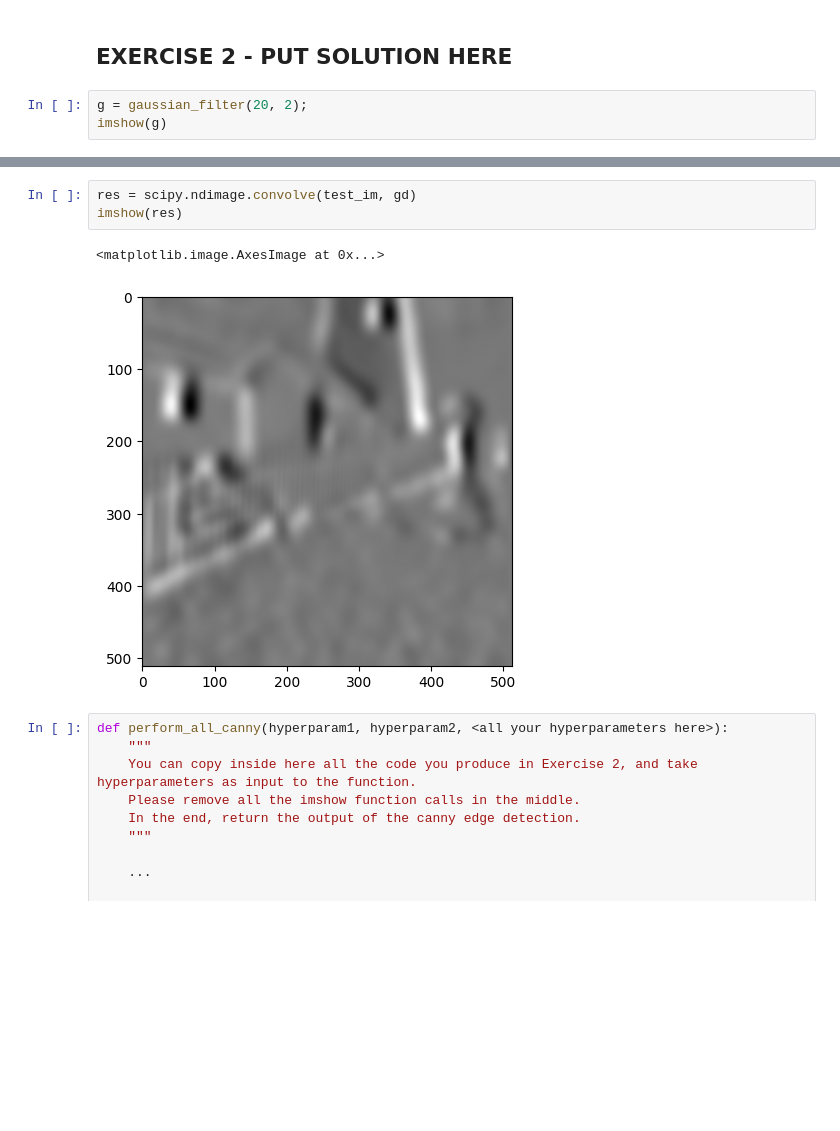
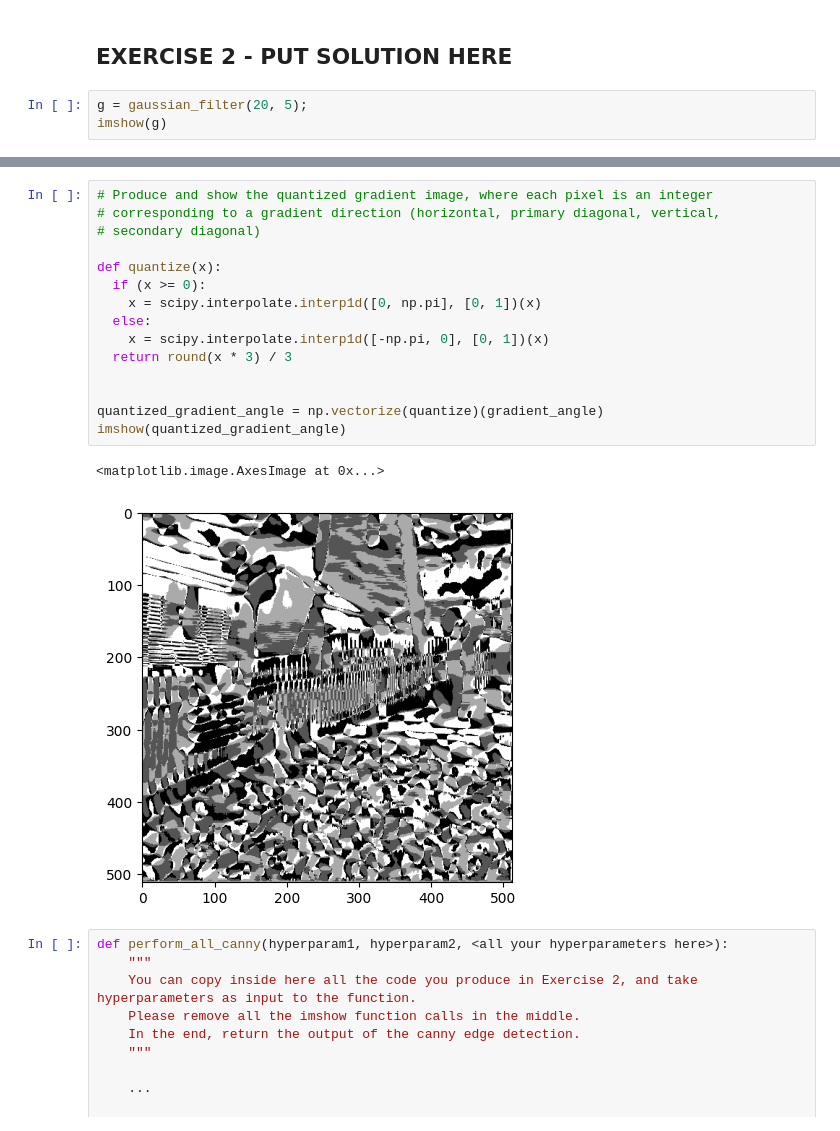
Before and after one commit to tambourine-dev/VisComp, a Jupyter notebook: Exercises/W3/W3_exercise.ipynb, the cells around one changed output, grey strips where cells are left out. Saved outputs shown, nothing was run; the diff lists cells and outputs as text; blank space fills up the shorter version.

```diff
--- a/Exercises/W3/W3_exercise.ipynb
+++ b/Exercises/W3/W3_exercise.ipynb
@@ -248,5 +248,5 @@ imshow(gradient_magnitude_threshold(pkx, pky, 0.5))
 # %% [markdown]
 ## EXERCISE 2 - PUT SOLUTION HERE
 # %%
-g = gaussian_filter(20, 2);
+g = gaussian_filter(20, 5);
 imshow(g)
@@ -291,9 +295,21 @@ imshow(gradient_angle);
 # %%
-res = scipy.ndimage.convolve(test_im, gd)
-imshow(res)
+# Produce and show the quantized gradient image, where each pixel is an integer
+# corresponding to a gradient direction (horizontal, primary diagonal, vertical,
+# secondary diagonal)
+
+def quantize(x):
+  if (x >= 0):
+    x = scipy.interpolate.interp1d([0, np.pi], [0, 1])(x)
+  else:
+    x = scipy.interpolate.interp1d([-np.pi, 0], [0, 1])(x)
+  return round(x * 3) / 3
+
+
+quantized_gradient_angle = np.vectorize(quantize)(gradient_angle)
+imshow(quantized_gradient_angle)
 # %% [output]
 <matplotlib.image.AxesImage at 0x...>
-[figure, old version]
+[figure, new version]
 # %%
 def perform_all_canny(hyperparam1, hyperparam2, <all your hyperparameters here>):
     """
```
Also changed, not shown: parts of 6 cells of this notebook.
